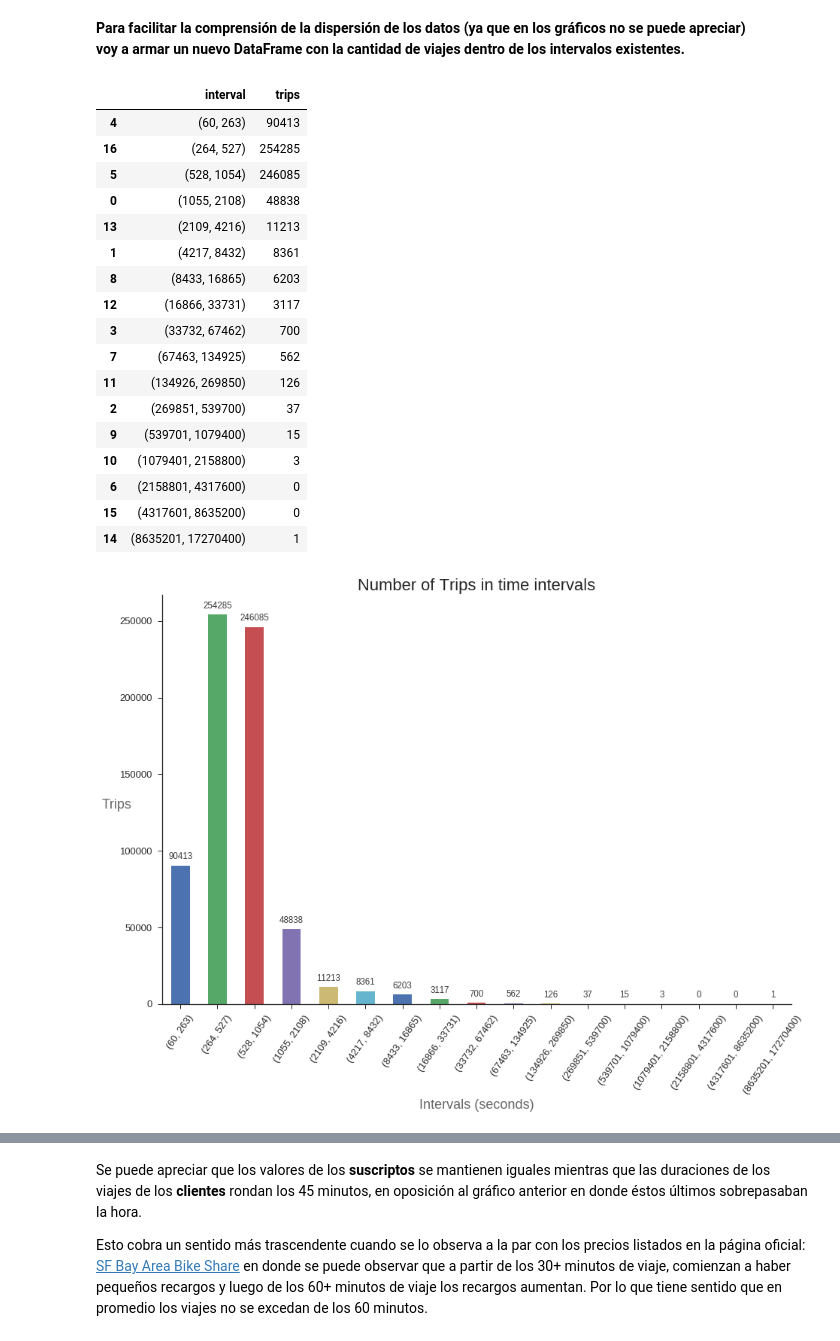
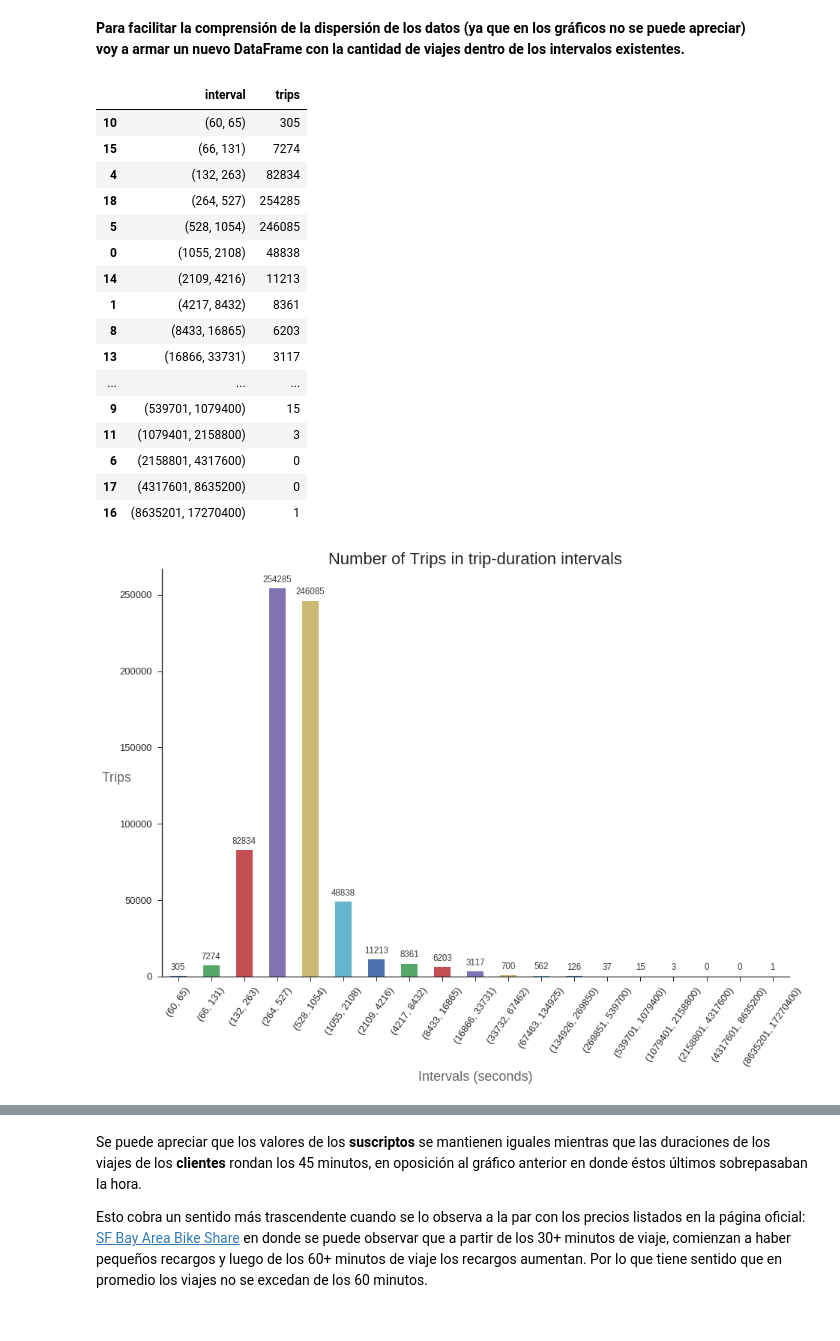
Before and after one commit to fpenovi/SFbikeTravelDuration, a Jupyter notebook: notebooks/01 - SubscriptionType_VS_TripDuration.ipynb, the cells around one changed output, grey strips where cells are left out. Cells and saved outputs as stored; diff of their text form; code cells hidden in the pictures.

```diff
--- a/notebooks/01 - SubscriptionType_VS_TripDuration.ipynb
+++ b/notebooks/01 - SubscriptionType_VS_TripDuration.ipynb
@@ -54,7 +64,7 @@ durationIntervals = {}
 maxDuration = dfTrip.duration.max()
 minDuration = dfTrip.duration.min()
 
-while ( maxDuration >= 360) :
+while ( maxDuration >= 120) :
     interval = (maxDuration/2 + 1, maxDuration)
     durationIntervals[interval] = 0
     maxDuration /= 2
@@ -72,36 +82,35 @@ dfIntervals.sort_values(by=['interval'], inplace=True)
 dfIntervals
 # %% [output]
 |  | interval | trips |
-| 4 | (60, 263) | 90413 |
-| 16 | (264, 527) | 254285 |
+| 10 | (60, 65) | 305 |
+| 15 | (66, 131) | 7274 |
+| 4 | (132, 263) | 82834 |
+| 18 | (264, 527) | 254285 |
 | 5 | (528, 1054) | 246085 |
 | 0 | (1055, 2108) | 48838 |
-| 13 | (2109, 4216) | 11213 |
+| 14 | (2109, 4216) | 11213 |
 | 1 | (4217, 8432) | 8361 |
 | 8 | (8433, 16865) | 6203 |
-| 12 | (16866, 33731) | 3117 |
-| 3 | (33732, 67462) | 700 |
-| 7 | (67463, 134925) | 562 |
-| 11 | (134926, 269850) | 126 |
-| 2 | (269851, 539700) | 37 |
+| 13 | (16866, 33731) | 3117 |
+| ... | ... | ... |
 | 9 | (539701, 1079400) | 15 |
-| 10 | (1079401, 2158800) | 3 |
+| 11 | (1079401, 2158800) | 3 |
 | 6 | (2158801, 4317600) | 0 |
-| 15 | (4317601, 8635200) | 0 |
-| 14 | (8635201, 17270400) | 1 |
+| 17 | (4317601, 8635200) | 0 |
+| 16 | (8635201, 17270400) | 1 |
 # %%
 ax = dfIntervals.plot(kind='bar', x='interval', y='trips', color=sns.color_palette(), legend=False)
 ax.figure.set_size_inches(15, 10)
 
 sns.despine()
-ax.set_title('Number of Trips in time intervals', size=22)
+ax.set_title('Number of Trips in trip-duration intervals', size=22)
 ax.set_xlabel('Intervals (seconds)', size=18, alpha=0.7)
 ax.set_ylabel('Trips', size=18, rotation='horizontal', position=(0, 0.47), alpha=0.7)
 plt.xticks(rotation=55, size=13)
 
 autolabel(ax, 11.5, 0.9)      # Definida en root.py
 
 plt.show()
 # %% [output]
-[figure, old version]
+[figure, new version]
 # %% [markdown]
```
Also changed, not shown: parts of 4 cells of this notebook.
